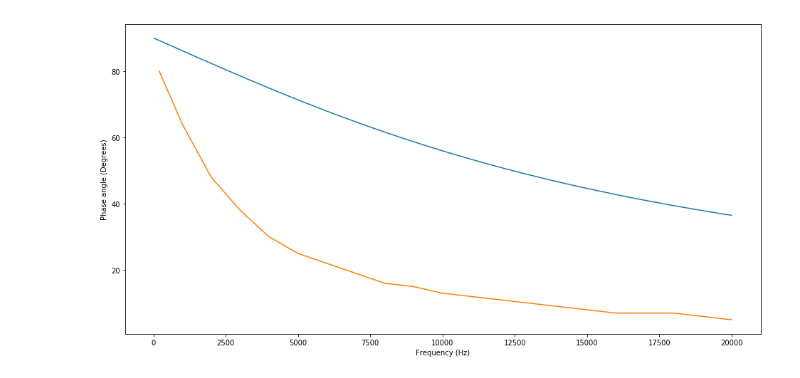
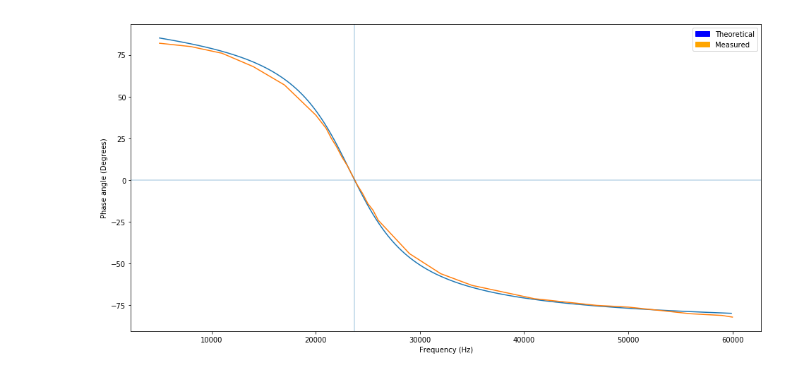
Before and after one commit to JamieOWilliams/linear-circuits-filters, a Jupyter notebook: Filters.ipynb, the cells around one changed output. Saved outputs shown, nothing was run; the diff lists cells and outputs as text; code cells hidden in the pictures.

```diff
--- a/Filters.ipynb
+++ b/Filters.ipynb
@@ -93,0 +266,16 @@ measured_P = np.array([
+# %%
+# Plot the magnitude of the transfer function against frequency
+%matplotlib inline
+matplotlib.rcParams['figure.figsize'] = (16, 8)
+theoretical = plt.plot(f, np.absolute(H(f)))
+measured = plt.plot(measured_f, measured_H)
+plt.axvline(x=cof, alpha=0.3)
+plt.axhline(y=(1/np.sqrt(2)), alpha=0.3)
+plt.ylabel("Magnitude")
+plt.xlabel("Frequency (Hz)")
+keys = [
+    mpatches.Patch(color='blue', label='Theoretical'),
+    mpatches.Patch(color='orange', label='Measured'),
+]
+plt.legend(handles=keys)
+plt.show()
@@ -93,0 +289,14 @@ measured_P = np.array([
+# %%
+# Plot the magnitude of the transfer function against frequency
+%matplotlib inline
+matplotlib.rcParams['figure.figsize'] = (16, 8)
+theoretical = plt.plot(f, P(f))
+measured = plt.plot(measured_f, measured_P)
+plt.ylabel("Phase angle (Degrees)")
+plt.xlabel("Frequency (Hz)")
+keys = [
+    mpatches.Patch(color='blue', label='Theoretical'),
+    mpatches.Patch(color='orange', label='Measured'),
+]
+plt.legend(handles=keys)
+plt.show()
@@ -105,11 +459,18 @@ plt.show()
 # %%
-# Plot the phase angle against frquency
+# Plot the magnitude of the transfer function against frequency
 %matplotlib inline
 matplotlib.rcParams['figure.figsize'] = (16, 8)
-plt.plot(w, P(w))
-plt.plot(measured_w, measured_P)
+theoretical = plt.plot(f, P(f))
+measured = plt.plot(measured_f, measured_P)
+plt.axvline(x=rf, alpha=0.3)
+plt.axhline(y=0, alpha=0.3)
 plt.ylabel("Phase angle (Degrees)")
 plt.xlabel("Frequency (Hz)")
+keys = [
+    mpatches.Patch(color='blue', label='Theoretical'),
+    mpatches.Patch(color='orange', label='Measured'),
+]
+plt.legend(handles=keys)
 plt.show()
 # %% [output]
-[figure, old version]
+[figure, new version]
```
Also changed, not shown: parts of 15 cells of this notebook.
